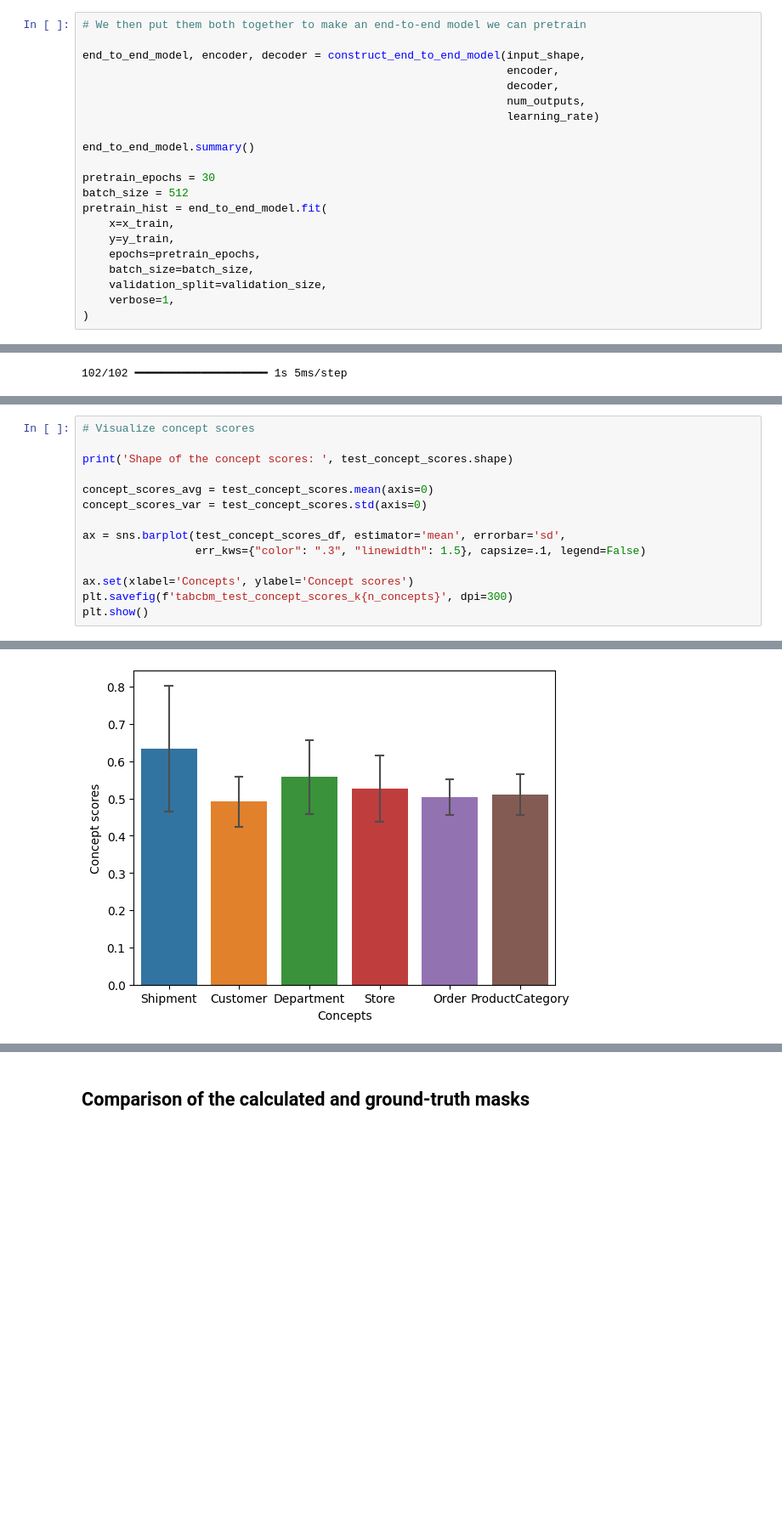
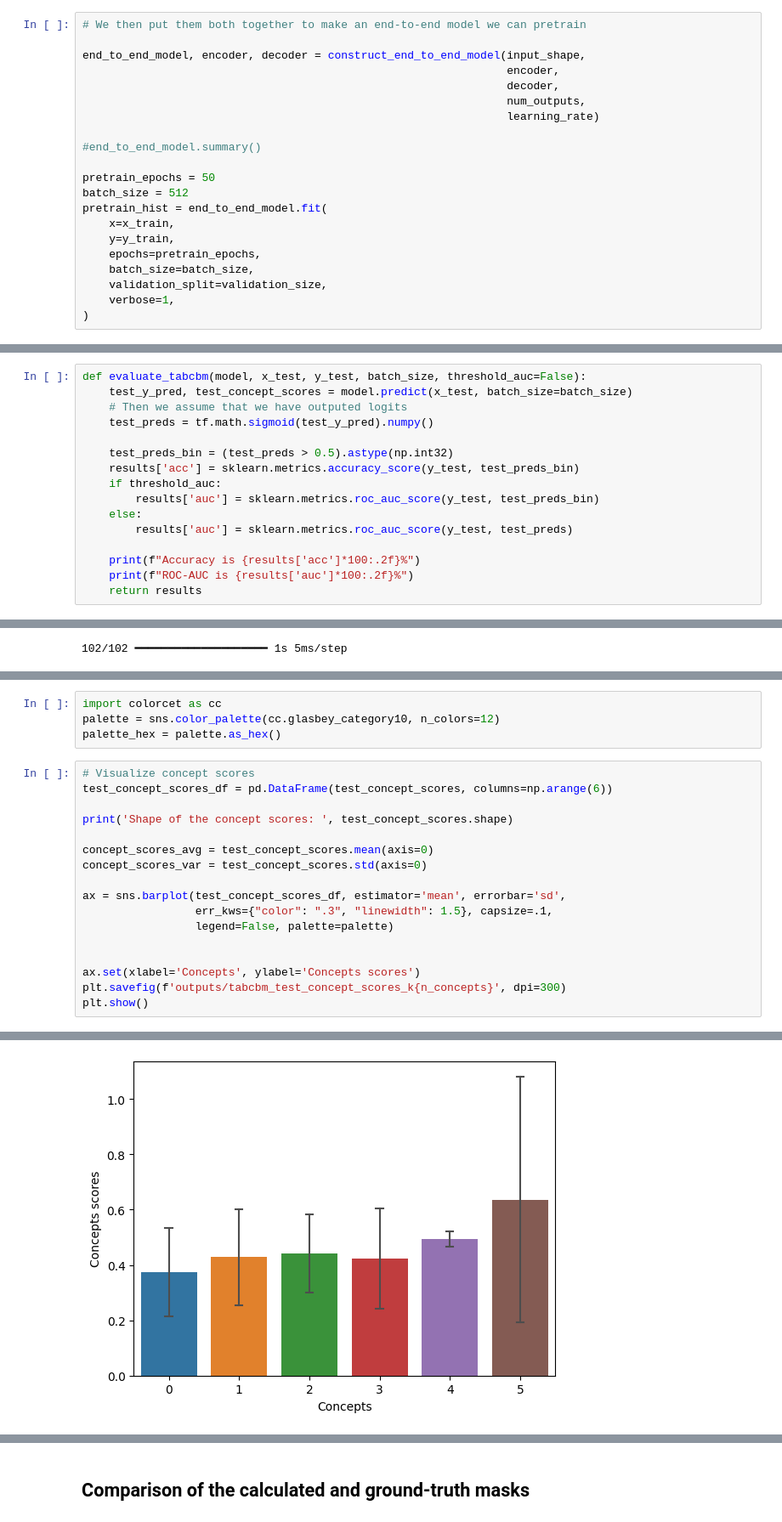
Before and after one commit to kSahatova/AMMIS_project, a Jupyter notebook: train_tabcbm.ipynb, the cells around one changed output, grey strips where cells are left out. Shown at 85% size. Saved outputs shown, nothing was run; the diff lists cells and outputs as text; blank space fills up the shorter version.

Commit message:
tabcbm tested with different k values

```diff
--- a/train_tabcbm.ipynb
+++ b/train_tabcbm.ipynb
@@ -157,9 +141,9 @@ end_to_end_model, encoder, decoder = construct_end_to_end_model(input_shape,
                                                                 num_outputs,
                                                                 learning_rate)
 
-end_to_end_model.summary()
+#end_to_end_model.summary()
 
-pretrain_epochs = 30
+pretrain_epochs = 50
 batch_size = 512
 pretrain_hist = end_to_end_model.fit(
     x=x_train,
@@ -440,0 +418,16 @@ Epoch 150/150
+# %%
+def evaluate_tabcbm(model, x_test, y_test, batch_size, threshold_auc=False):
+    test_y_pred, test_concept_scores = model.predict(x_test, batch_size=batch_size)
+    # Then we assume that we have outputed logits
+    test_preds = tf.math.sigmoid(test_y_pred).numpy()
+
+    test_preds_bin = (test_preds > 0.5).astype(np.int32)
+    results['acc'] = sklearn.metrics.accuracy_score(y_test, test_preds_bin)
+    if threshold_auc:
+        results['auc'] = sklearn.metrics.roc_auc_score(y_test, test_preds_bin)
+    else:
+        results['auc'] = sklearn.metrics.roc_auc_score(y_test, test_preds)
+
+    print(f"Accuracy is {results['acc']*100:.2f}%")
+    print(f"ROC-AUC is {results['auc']*100:.2f}%")
+    return results
@@ -467,17 +675,24 @@ test_concept_scores_df = pd.DataFrame(test_concept_scores, columns=list(aggregat
+# %%
+import colorcet as cc
+palette = sns.color_palette(cc.glasbey_category10, n_colors=12)
+palette_hex = palette.as_hex()
 # %%
 # Visualize concept scores
+test_concept_scores_df = pd.DataFrame(test_concept_scores, columns=np.arange(6))
 
 print('Shape of the concept scores: ', test_concept_scores.shape)
 
 concept_scores_avg = test_concept_scores.mean(axis=0)
 concept_scores_var = test_concept_scores.std(axis=0)
 
 ax = sns.barplot(test_concept_scores_df, estimator='mean', errorbar='sd',
-                 err_kws={"color": ".3", "linewidth": 1.5}, capsize=.1, legend=False)
+                 err_kws={"color": ".3", "linewidth": 1.5}, capsize=.1,
+                 legend=False, palette=palette)
 
-ax.set(xlabel='Concepts', ylabel='Concept scores')
-plt.savefig(f'tabcbm_test_concept_scores_k{n_concepts}', dpi=300)
+
+ax.set(xlabel='Concepts', ylabel='Concepts scores')
+plt.savefig(f'outputs/tabcbm_test_concept_scores_k{n_concepts}', dpi=300)
 plt.show()
 # %% [output]
 Shape of the concept scores:  (51830, 6)
-[figure, old version]
+[figure, new version]
```
Also changed, not shown: parts of 33 cells of this notebook, 4 other files.
